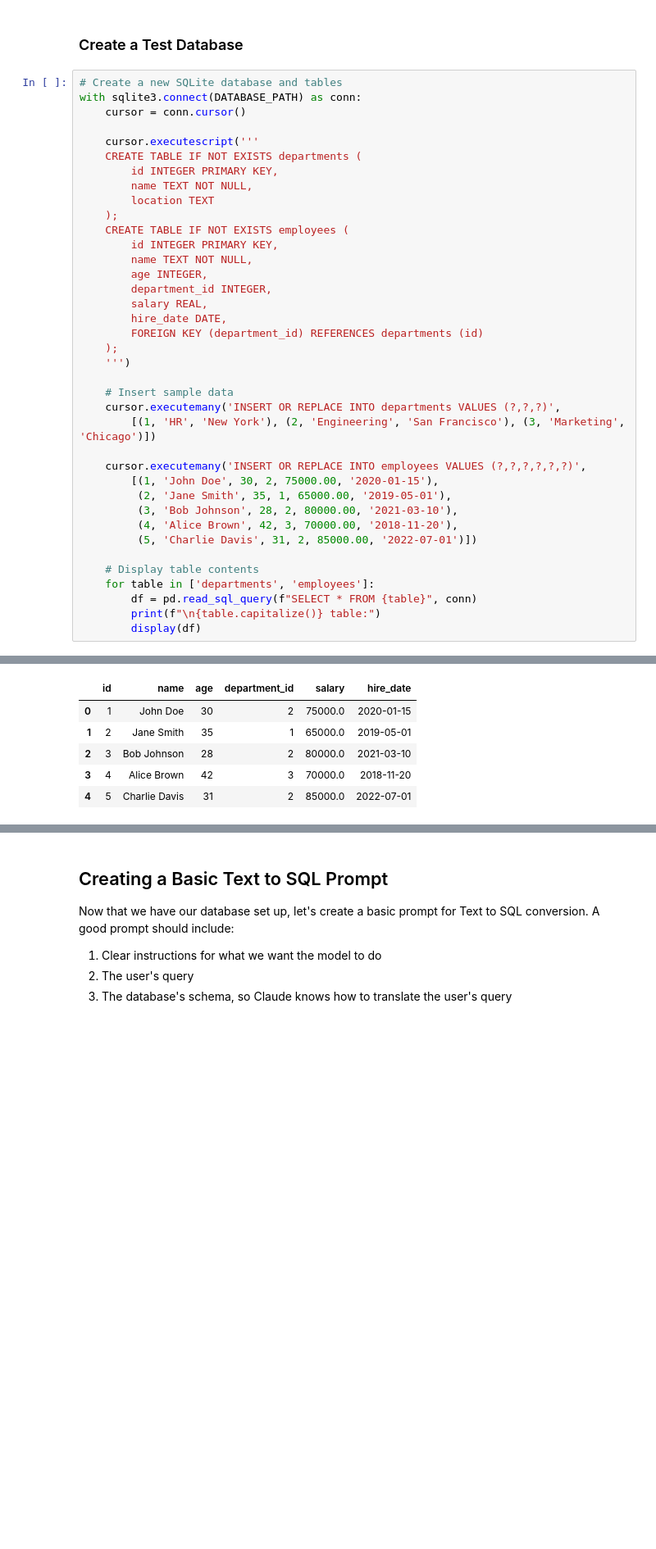
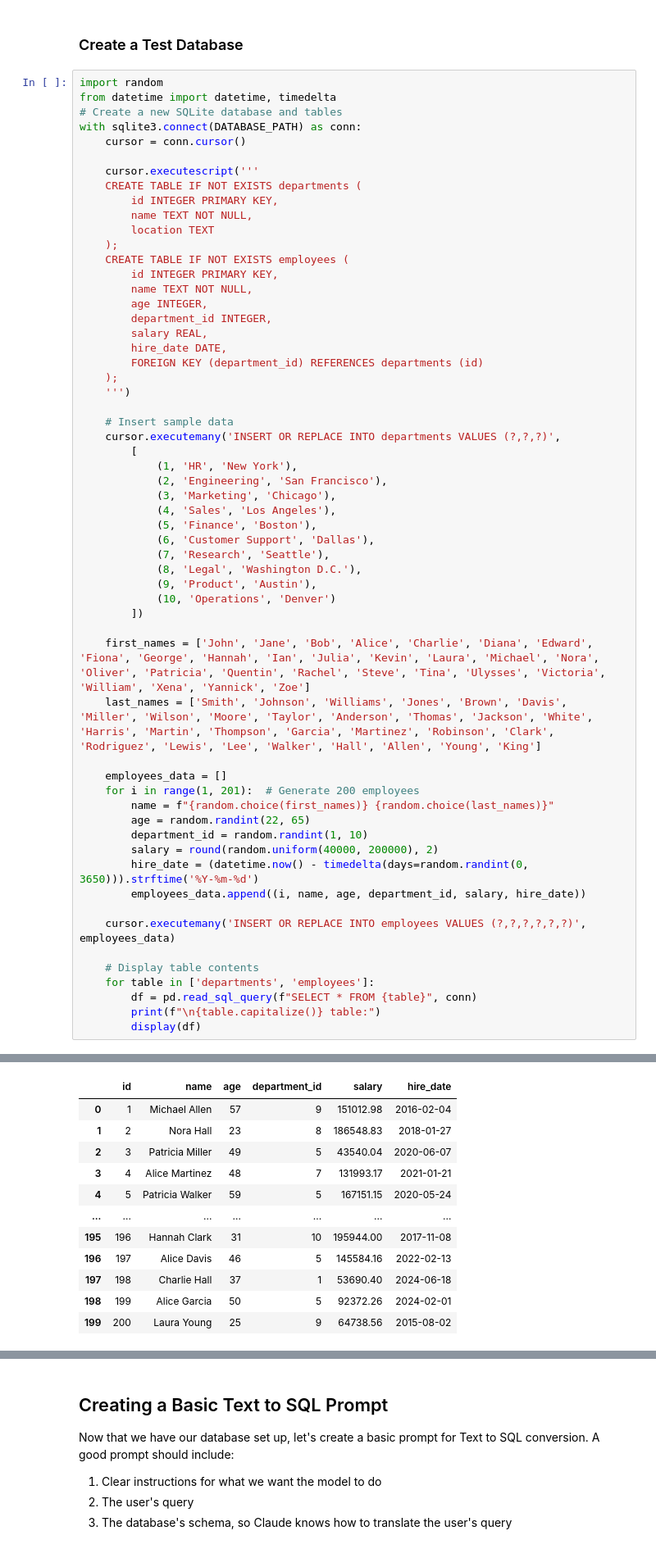
Before and after one commit to anthropics/anthropic-cookbook, a Jupyter notebook: skills/text_to_sql/guide.ipynb, the cells around one changed output, grey strips where cells are left out. Shown at 82% size. Saved outputs shown, nothing was run; the diff lists cells and outputs as text; blank space fills up the shorter version.

```diff
--- a/skills/text_to_sql/guide.ipynb
+++ b/skills/text_to_sql/guide.ipynb
@@ -62,6 +62,8 @@ DATABASE_PATH = "data/data.db"
 # %% [markdown]
 ### Create a Test Database
 # %%
+import random
+from datetime import datetime, timedelta
 # Create a new SQLite database and tables
 with sqlite3.connect(DATABASE_PATH) as conn:
     cursor = conn.cursor()
@@ -85,14 +87,32 @@ with sqlite3.connect(DATABASE_PATH) as conn:
 
     # Insert sample data
     cursor.executemany('INSERT OR REPLACE INTO departments VALUES (?,?,?)',
-        [(1, 'HR', 'New York'), (2, 'Engineering', 'San Francisco'), (3, 'Marketing', 'Chicago')])
+        [
+            (1, 'HR', 'New York'),
+            (2, 'Engineering', 'San Francisco'),
+            (3, 'Marketing', 'Chicago'),
+            (4, 'Sales', 'Los Angeles'),
+            (5, 'Finance', 'Boston'),
+            (6, 'Customer Support', 'Dallas'),
+            (7, 'Research', 'Seattle'),
+            (8, 'Legal', 'Washington D.C.'),
+            (9, 'Product', 'Austin'),
+            (10, 'Operations', 'Denver')
+        ])
 
-    cursor.executemany('INSERT OR REPLACE INTO employees VALUES (?,?,?,?,?,?)',
-        [(1, 'John Doe', 30, 2, 75000.00, '2020-01-15'),
-         (2, 'Jane Smith', 35, 1, 65000.00, '2019-05-01'),
-         (3, 'Bob Johnson', 28, 2, 80000.00, '2021-03-10'),
-         (4, 'Alice Brown', 42, 3, 70000.00, '2018-11-20'),
-         (5, 'Charlie Davis', 31, 2, 85000.00, '2022-07-01')])
+    first_names = ['John', 'Jane', 'Bob', 'Alice', 'Charlie', 'Diana', 'Edward', 'Fiona', 'George', 'Hannah', 'Ian', 'Julia', 'Kevin', 'Laura', 'Michael', 'Nora', 'Oliver', 'Patricia', 'Quentin', 'Rachel', 'Steve', 'Tina', 'Ulysses', 'Victoria', 'William', 'Xena', 'Yannick', 'Zoe']
+    last_names = ['Smith', 'Johnson', 'Williams', 'Jones', 'Brown', 'Davis', 'Miller', 'Wilson', 'Moore', 'Taylor', 'Anderson', 'Thomas', 'Jackson', 'White', 'Harris', 'Martin', 'Thompson', 'Garcia', 'Martinez', 'Robinson', 'Clark', 'Rodriguez', 'Lewis', 'Lee', 'Walker', 'Hall', 'Allen', 'Young', 'King']
+
+    employees_data = []
+    for i in range(1, 201):  # Generate 200 employees
+        name = f"{random.choice(first_names)} {random.choice(last_names)}"
+        age = random.randint(22, 65)
+        department_id = random.randint(1, 10)
+        salary = round(random.uniform(40000, 200000), 2)
+        hire_date = (datetime.now() - timedelta(days=random.randint(0, 3650))).strftime('%Y-%m-%d')
+        employees_data.append((i, name, age, department_id, salary, hire_date))
+
+    cursor.executemany('INSERT OR REPLACE INTO employees VALUES (?,?,?,?,?,?)', employees_data)
 
     # Display table contents
     for table in ['departments', 'employees']:
@@ -108,7 +135,13 @@ Departments table:
 Employees table:
 |  | id | name | age | department_id | salary | hire_date |
-| 0 | 1 | John Doe | 30 | 2 | 75000.0 | 2020-01-15 |
-| 1 | 2 | Jane Smith | 35 | 1 | 65000.0 | 2019-05-01 |
-| 2 | 3 | Bob Johnson | 28 | 2 | 80000.0 | 2021-03-10 |
-| 3 | 4 | Alice Brown | 42 | 3 | 70000.0 | 2018-11-20 |
-| 4 | 5 | Charlie Davis | 31 | 2 | 85000.0 | 2022-07-01 |
+| 0 | 1 | Michael Allen | 57 | 9 | 151012.98 | 2016-02-04 |
+| 1 | 2 | Nora Hall | 23 | 8 | 186548.83 | 2018-01-27 |
+| 2 | 3 | Patricia Miller | 49 | 5 | 43540.04 | 2020-06-07 |
+| 3 | 4 | Alice Martinez | 48 | 7 | 131993.17 | 2021-01-21 |
+| 4 | 5 | Patricia Walker | 59 | 5 | 167151.15 | 2020-05-24 |
+| ... | ... | ... | ... | ... | ... | ... |
+| 195 | 196 | Hannah Clark | 31 | 10 | 195944.00 | 2017-11-08 |
+| 196 | 197 | Alice Davis | 46 | 5 | 145584.16 | 2022-02-13 |
+| 197 | 198 | Charlie Hall | 37 | 1 | 53690.40 | 2024-06-18 |
+| 198 | 199 | Alice Garcia | 50 | 5 | 92372.26 | 2024-02-01 |
+| 199 | 200 | Laura Young | 25 | 9 | 64738.56 | 2015-08-02 |
```
Also changed, not shown: parts of 10 cells of this notebook, 5 other files.
